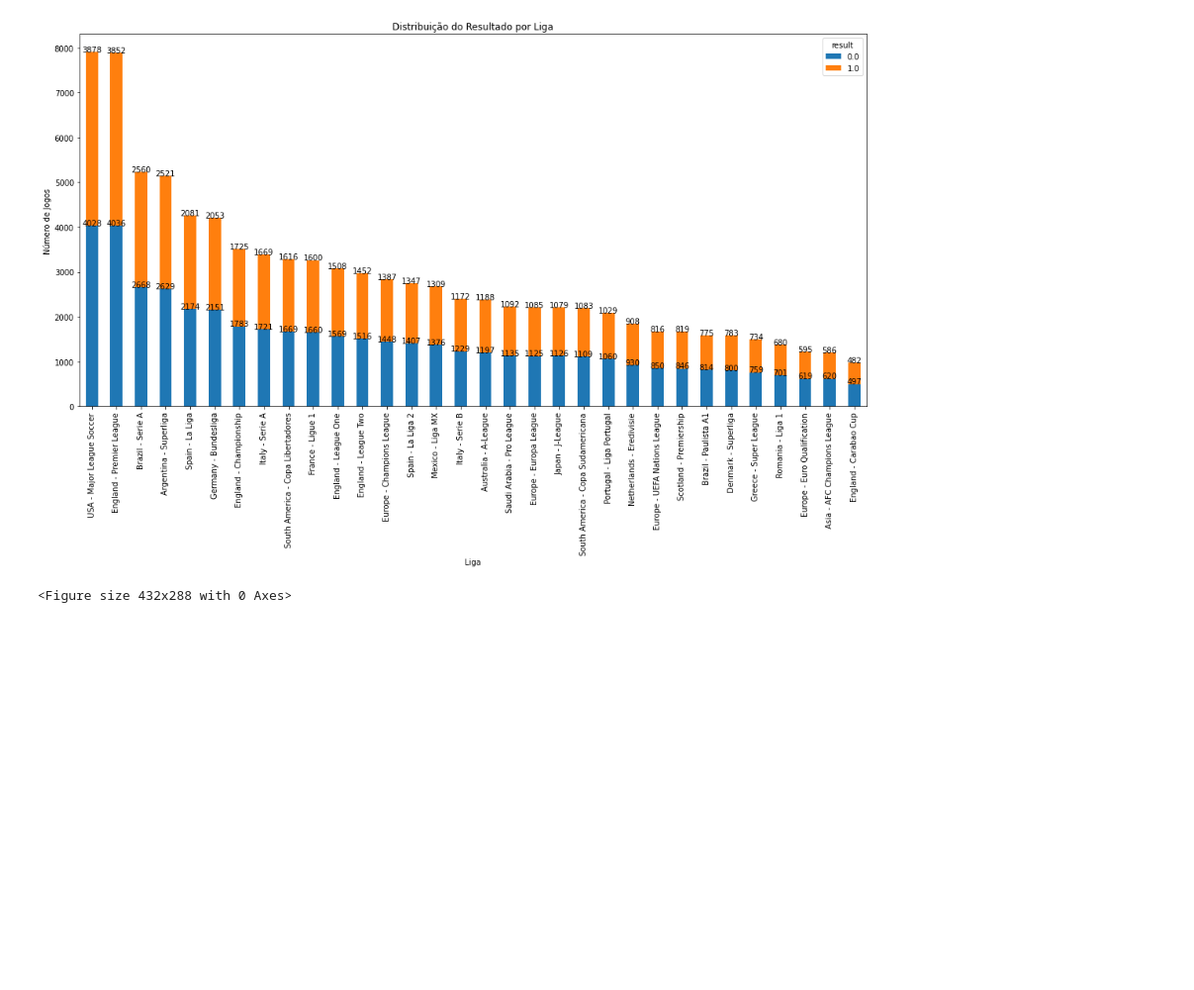
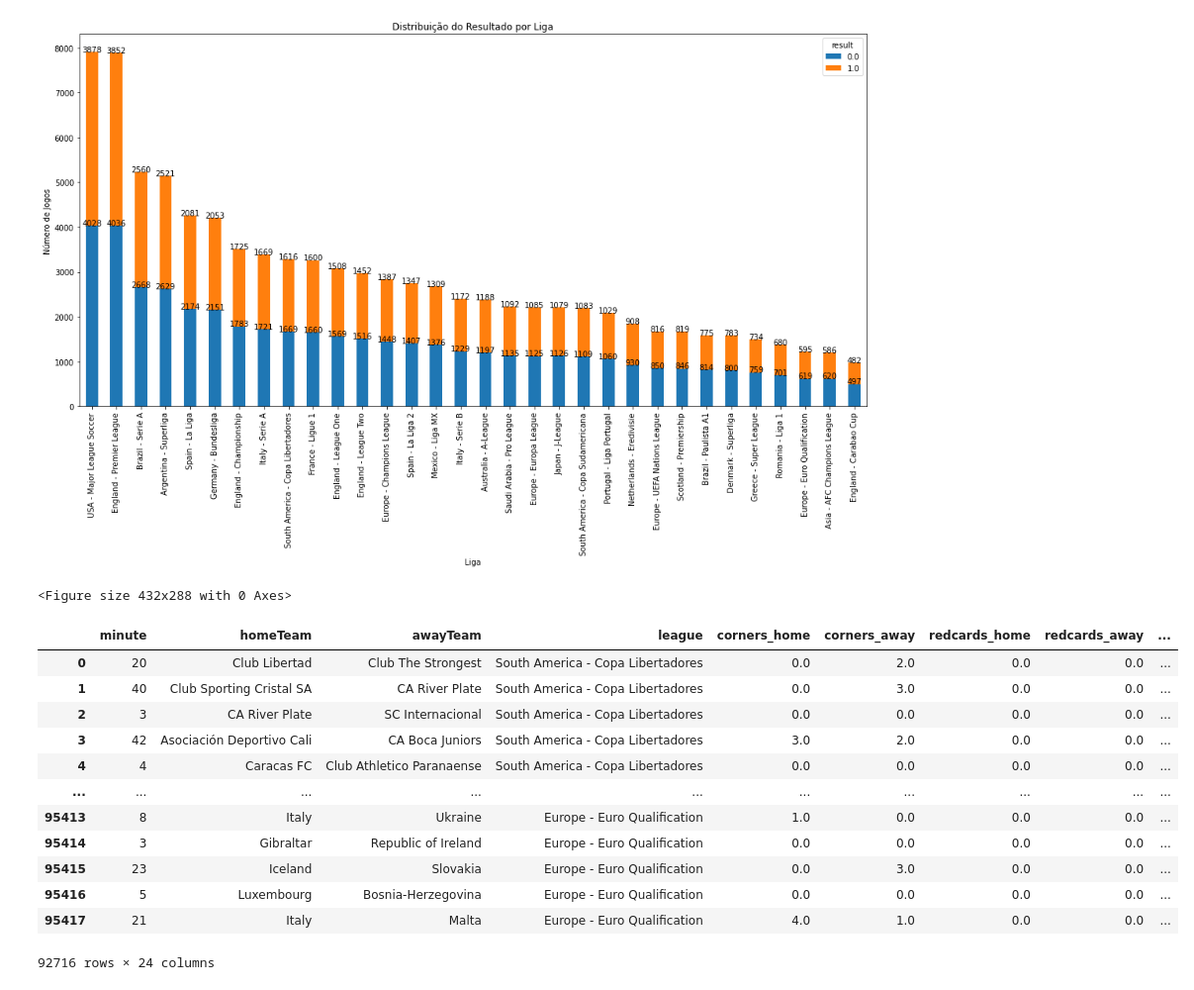
Before and after one commit to nathancarlos22/eo-fut-live, a Jupyter notebook: src/balanceando e tratando.ipynb, the cells around one changed output. Shown at 99% size. Drawn from its saved outputs; the diff is of its cells as text; code cells hidden in the pictures; blank space fills up the shorter version.

```diff
--- a/src/balanceando e tratando.ipynb
+++ b/src/balanceando e tratando.ipynb
@@ -378,5 +407,21 @@ Contando partidas depois dos filtros...
 Total de partidas: 10482
 [figure]
 <Figure size 432x288 with 0 Axes>
+# %%
+balanced_data
+# %% [output]
+|  | minute | homeTeam | awayTeam | league | corners_home | corners_away | redcards_home | redcards_away | ... |
+| 0 | 20 | Club Libertad | Club The Strongest | South America - Copa Libertadores | 0.0 | 2.0 | 0.0 | 0.0 | ... |
+| 1 | 40 | Club Sporting Cristal SA | CA River Plate | South America - Copa Libertadores | 0.0 | 3.0 | 0.0 | 0.0 | ... |
+| 2 | 3 | CA River Plate | SC Internacional | South America - Copa Libertadores | 0.0 | 0.0 | 0.0 | 0.0 | ... |
+| 3 | 42 | Asociación Deportivo Cali | CA Boca Juniors | South America - Copa Libertadores | 3.0 | 2.0 | 0.0 | 0.0 | ... |
+| 4 | 4 | Caracas FC | Club Athletico Paranaense | South America - Copa Libertadores | 0.0 | 0.0 | 0.0 | 0.0 | ... |
+| ... | ... | ... | ... | ... | ... | ... | ... | ... | ... |
+| 95413 | 8 | Italy | Ukraine | Europe - Euro Qualification | 1.0 | 0.0 | 0.0 | 0.0 | ... |
+| 95414 | 3 | Gibraltar | Republic of Ireland | Europe - Euro Qualification | 0.0 | 0.0 | 0.0 | 0.0 | ... |
+| 95415 | 23 | Iceland | Slovakia | Europe - Euro Qualification | 0.0 | 3.0 | 0.0 | 0.0 | ... |
+| 95416 | 5 | Luxembourg | Bosnia-Herzegovina | Europe - Euro Qualification | 0.0 | 0.0 | 0.0 | 0.0 | ... |
+| 95417 | 21 | Italy | Malta | Europe - Euro Qualification | 4.0 | 1.0 | 0.0 | 0.0 | ... |
+92716 rows × 24 columns
 # %%
 balanced_data.to_csv("data_balanced.csv", index=False, encoding='utf-8')
```
Also changed, not shown: parts of 2 cells of this notebook, 7 other files.
